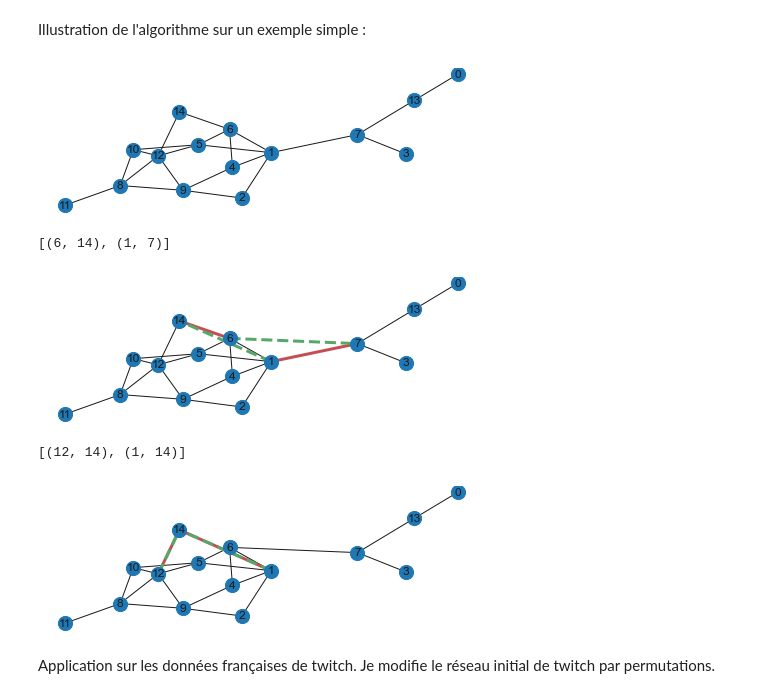
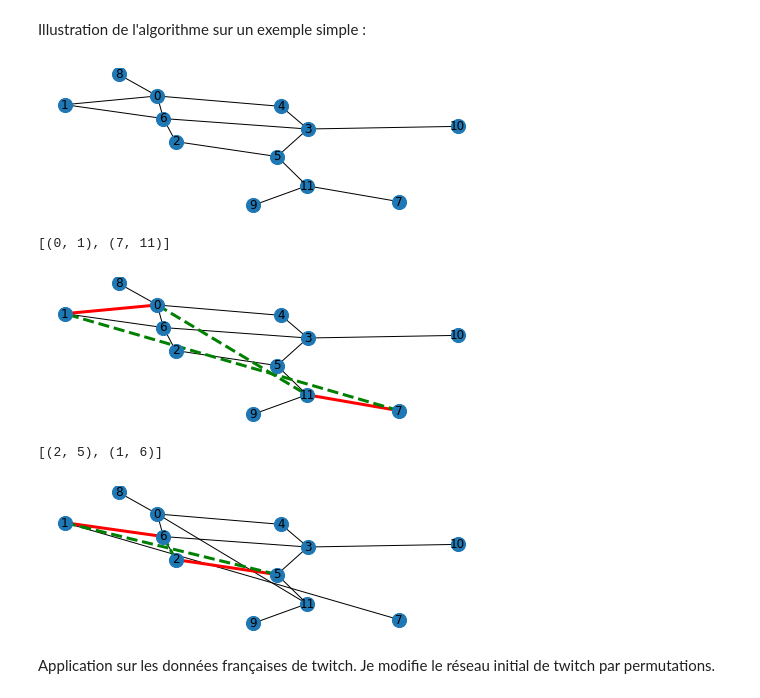
Before and after one commit to ARKEnsae/DM_Analyse_Reseaux, a Jupyter notebook: CC5/Exos_10Mar2021/ex_maison/ex_maison_KA.ipynb, the cells around one changed output. Saved outputs shown, nothing was run; the diff lists cells and outputs as text; code cells hidden in the pictures.

```diff
--- a/CC5/Exos_10Mar2021/ex_maison/ex_maison_KA.ipynb
+++ b/CC5/Exos_10Mar2021/ex_maison/ex_maison_KA.ipynb
@@ -368,6 +370,8 @@ for G in listG:
 # %% [markdown]
 Je calcule pour chaque graphe l'average clustering coefficient.
 # %%
+avClust_ER={}
+
 for G in listG:
     G_ER = listG_ER[listG_names[G]]
     avClust_ER[listG_names[G]] = []
@@ -378,0 +388,7 @@ for G in listG:
+# %%
+print("Moyenne des average clustering coefficients sur les 10 graphes aléatoires")
+for G in listG:
+    moyenne = np.mean(avClust_ER[listG_names[G]])
+    print(listG_names[G],moyenne)
+print("\nValeur de p = (2*E)/(N*(N-1) pour chaque réseau twitch")
+print(p)
@@ -475,8 +499,9 @@ La moyenne des average clustering coefficients des réseaux aléatoires est DIFF
 La fonction `permutations` permet d'implémenter les permutations proposées par l'énoncé.
 # %%
 def permutations(G,nbIters, plot=False):
-    pos=nx.spring_layout(G)
+    G = G.copy()
     if plot==True:
+            pos=nx.spring_layout(G)
             plt.figure(figsize=(6,2))
             nx.draw(G, pos, with_labels=True, node_size=200)
             plt.show()
@@ -504,14 +529,14 @@ def permutations(G,nbIters, plot=False):
 # %% [markdown]
 Illustration de l'algorithme sur un exemple simple :
 # %%
-Gtest=nx.erdos_renyi_graph(15,0.2)
-Gtest_permut= permutations(G,nbIters=2,plot=True)
+Gtest=nx.erdos_renyi_graph(12,0.2)
+Gtest_permut= permutations(Gtest,nbIters=2,plot=True)
 # %% [output]
-[figure, old version]
+[figure, new version]
-[(6, 14), (1, 7)]
+[(0, 1), (7, 11)]
-[figure, old version]
+[figure, new version]
-[(12, 14), (1, 14)]
+[(2, 5), (1, 6)]
-[figure, old version]
+[figure, new version]
 # %% [markdown]
 Application sur les données françaises de twitch. Je modifie le réseau initial de twitch par permutations.
 # %%
```
Also changed, not shown: parts of 21 cells of this notebook.
